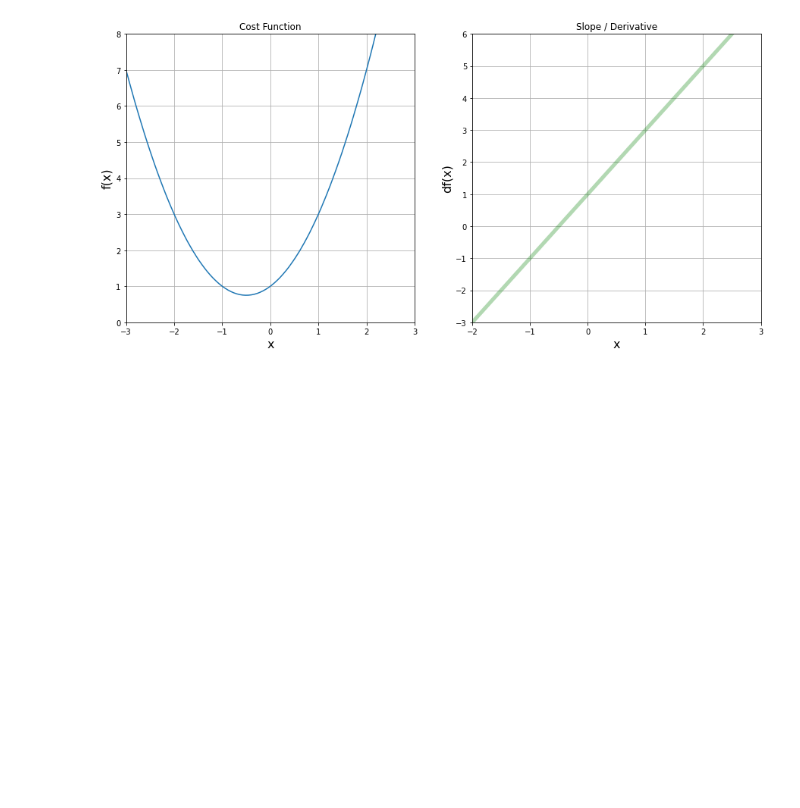
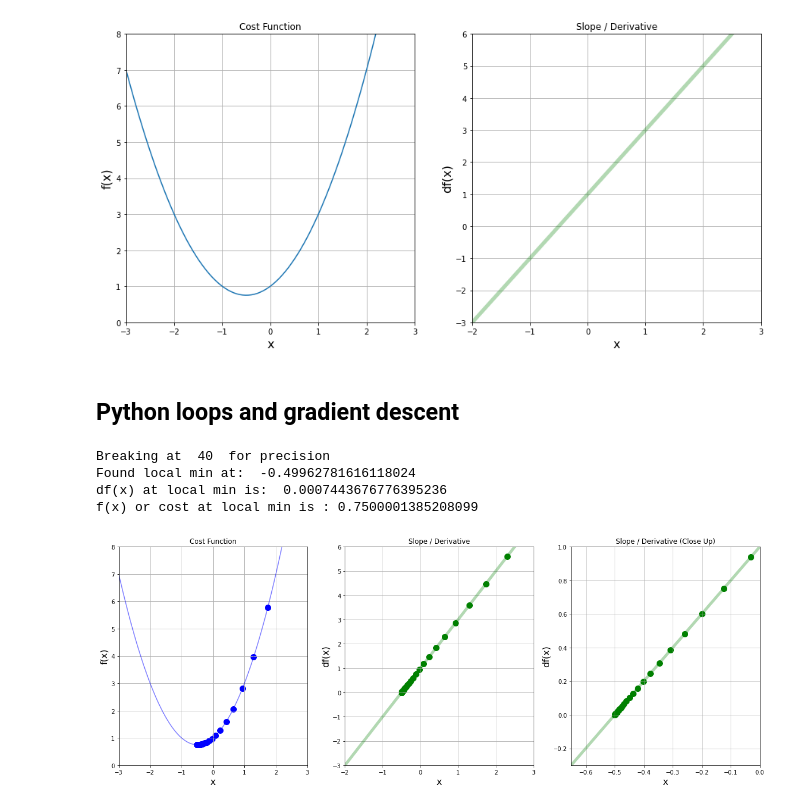
Before and after one commit to brainvat/Angela-Yu-Data-Science-Bootcamp-2020, a Jupyter notebook: section_04/S4 Optimization and Gradient Descent.ipynb, the cells around one changed output. Saved outputs shown, nothing was run; the diff lists cells and outputs as text; code cells hidden in the pictures; blank space fills up the shorter version.

```diff
--- a/section_04/S4 Optimization and Gradient Descent.ipynb
+++ b/section_04/S4 Optimization and Gradient Descent.ipynb
@@ -59,3 +59,76 @@ plt.plot(x_1, df(x_1), color = "green", linewidth = 5, alpha = 0.3)
 plt.show()
 # %% [output]
 [figure]
+# %% [markdown]
+## Python loops and gradient descent
+# %%
+# Gradient descent
+new_x = 3
+prev_x = 0
+learning_rate = 0.1
+num_steps = 300
+precision = 0.0001
+
+x_values = [new_x]
+slopes = [df(new_x)]
+
+for n in range(num_steps):
+    prev_x = new_x
+    gradient = df(prev_x)
+    new_x = prev_x - (learning_rate * gradient)
+    step_size = abs(new_x - prev_x)
+
+    x_values.append(new_x)
+    slopes.append(df(new_x))
+    if step_size < precision:
+        print('Breaking at ', n, ' for precision')
+        break
+
+print('Found local min at: ', new_x)
+print('df(x) at local min is: ', df(new_x))
+print('f(x) or cost at local min is :', f(new_x))
+#print(slopes)
+# %% [output]
+Breaking at  40  for precision
+Found local min at:  -0.49962781616118024
+df(x) at local min is:  0.0007443676776395236
+f(x) or cost at local min is : 0.7500001385208099
+# %%
+plt.figure(figsize = [20, 7])
+
+# Plot 1
+plt.subplot(1, 3, 1)
+plt.xlim([-3, 3])
+plt.ylim(0,8)
+plt.xlabel('x', fontsize=16)
+plt.ylabel('f(x)', fontsize=16)
+plt.title('Cost Function')
+plt.grid()
+plt.plot(x_1, f(x_1), color = 'blue', alpha = 0.5)
+plt.scatter(x_values, f(np.array(x_values)), color = 'blue', s = 100)
+
+# Plot 2
+plt.subplot(1, 3, 2)
+plt.xlim([-2, 3])
+plt.ylim(-3,6)
+plt.xlabel('x', fontsize=16)
+plt.ylabel('df(x)', fontsize=16)
+plt.title('Slope / Derivative')
+plt.grid()
+plt.plot(x_1, df(x_1), color = "green", linewidth = 5, alpha = 0.3)
+plt.scatter(x_values, df(np.array(x_values)), color = 'green', s = 100)
+
+# Plot 3
+plt.subplot(1, 3, 3)
+plt.xlim([-0.65, 0])
+plt.ylim(-0.3,1)
+plt.xlabel('x', fontsize=16)
+plt.ylabel('df(x)', fontsize=16)
+plt.title('Slope / Derivative (Close Up)')
+plt.grid()
+plt.plot(x_1, df(x_1), color = "green", linewidth = 5, alpha = 0.3)
+plt.scatter(x_values, df(np.array(x_values)), color = 'green', s = 100)
+
+plt.show()
+# %% [output]
+[figure, added]
```
